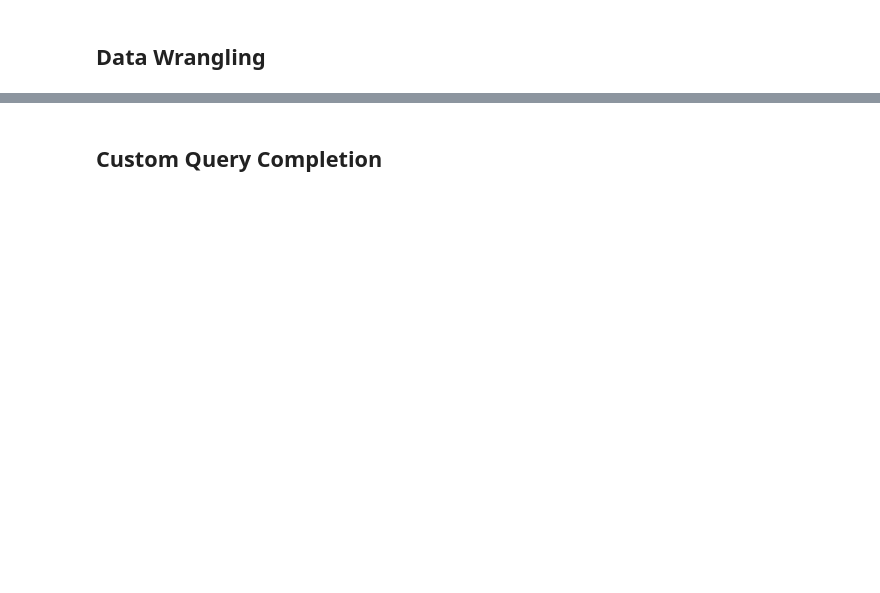
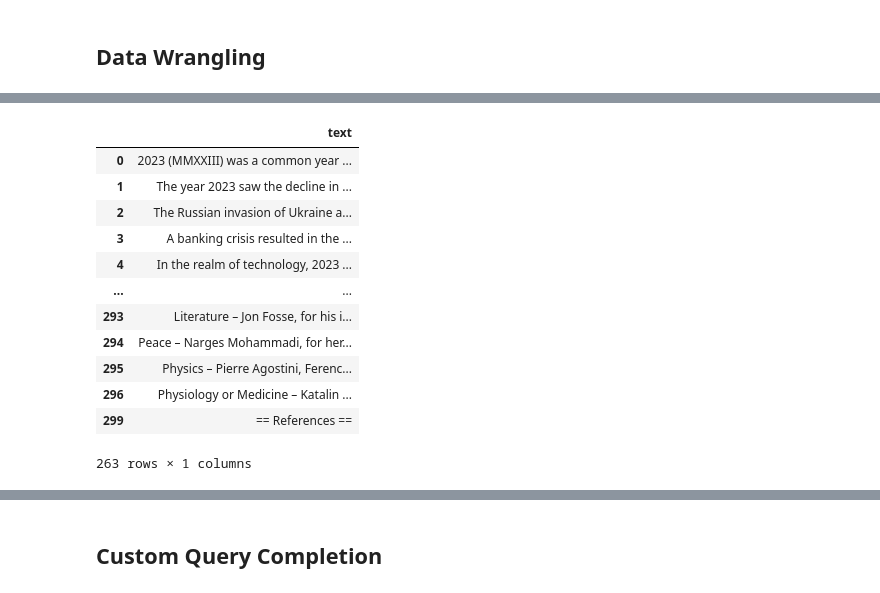
Before and after one commit to kazpot/udacity-gen-ai, a Jupyter notebook: project2/project.ipynb, the cells around one changed output, grey strips where cells are left out. Drawn from its saved outputs; the diff is of its cells as text; code cells hidden in the pictures; blank space fills up the shorter version.

```diff
--- a/project2/project.ipynb
+++ b/project2/project.ipynb
@@ -4,0 +57,18 @@
+# %%
+# remvoe blank lines
+df = df[df["text"].str.len() > 0]
+df
+# %% [output]
+|  | text |
+| 0 | 2023 (MMXXIII) was a common year ... |
+| 1 | The year 2023 saw the decline in ... |
+| 2 | The Russian invasion of Ukraine a... |
+| 3 | A banking crisis resulted in the ... |
+| 4 | In the realm of technology, 2023 ... |
+| ... | ... |
+| 293 | Literature – Jon Fosse, for his i... |
+| 294 | Peace – Narges Mohammadi, for her... |
+| 295 | Physics – Pierre Agostini, Ferenc... |
+| 296 | Physiology or Medicine – Katalin ... |
+| 299 | == References == |
+263 rows × 1 columns
```
Also changed, not shown: parts of 29 cells of this notebook, 4 other files.
